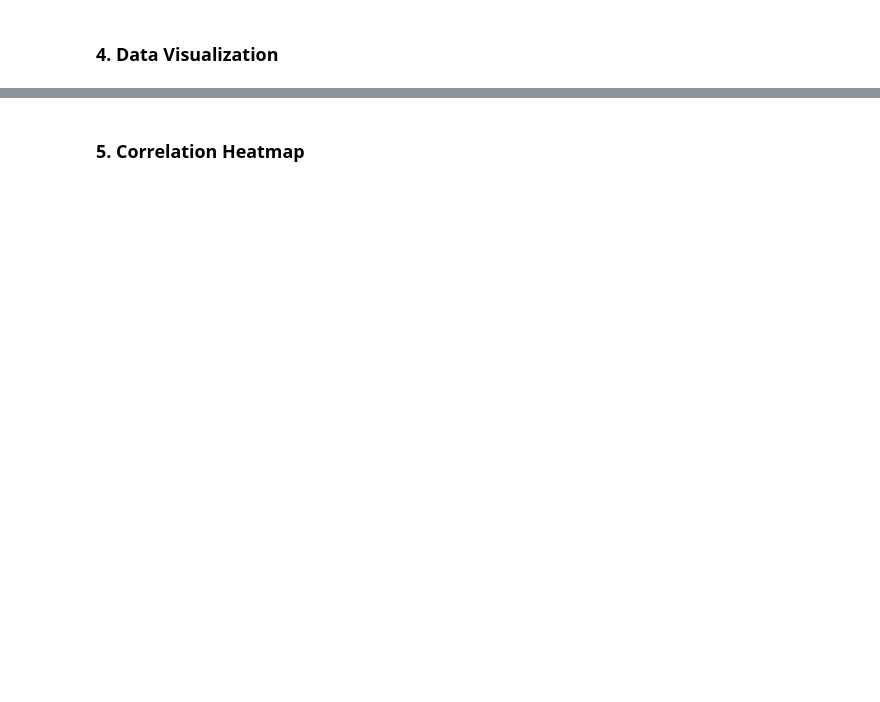
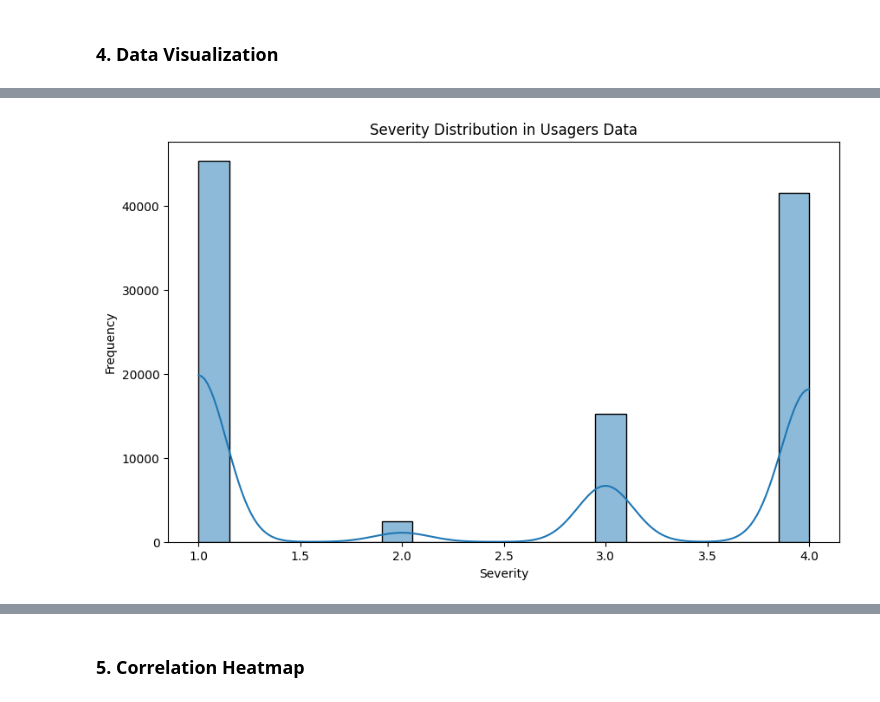
Before and after one commit to AmirBraham/ramp-challenge, a Jupyter notebook: template_starting_kit.ipynb, the cells around one changed output, grey strips where cells are left out. Drawn from its saved outputs; the diff is of its cells as text; code cells hidden in the pictures; blank space fills up the shorter version.

```diff
--- a/template_starting_kit.ipynb
+++ b/template_starting_kit.ipynb
@@ -309,0 +304,10 @@ plt.show()
+# %%
+# plot histogram of y
+plt.figure(figsize=(10, 6))
+sns.histplot(y, kde=True, bins=20)
+plt.title('Severity Distribution in Usagers Data')
+plt.xlabel('Severity')
+plt.ylabel('Frequency')
+plt.show()
+# %% [output]
+[figure, added]
```
Also changed, not shown: parts of 24 cells of this notebook, 2 other files.
